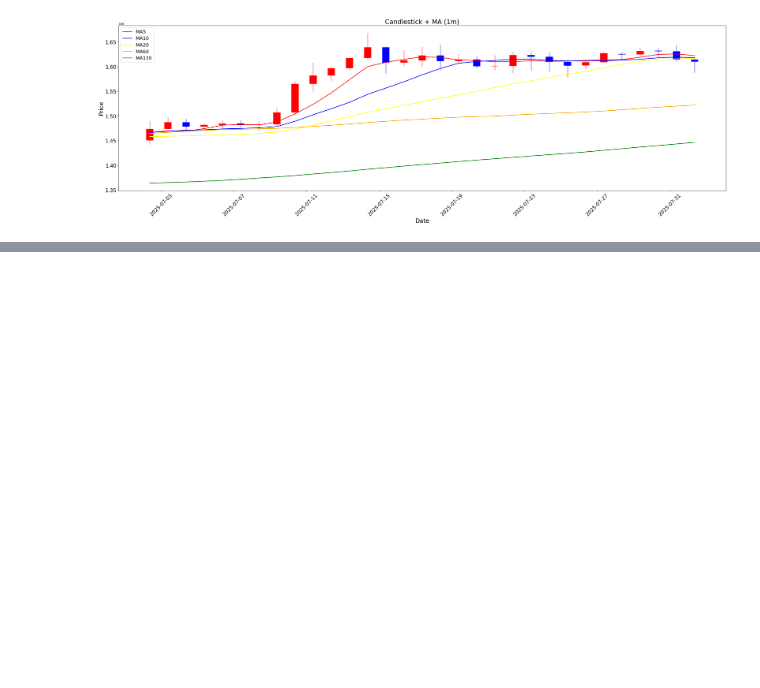
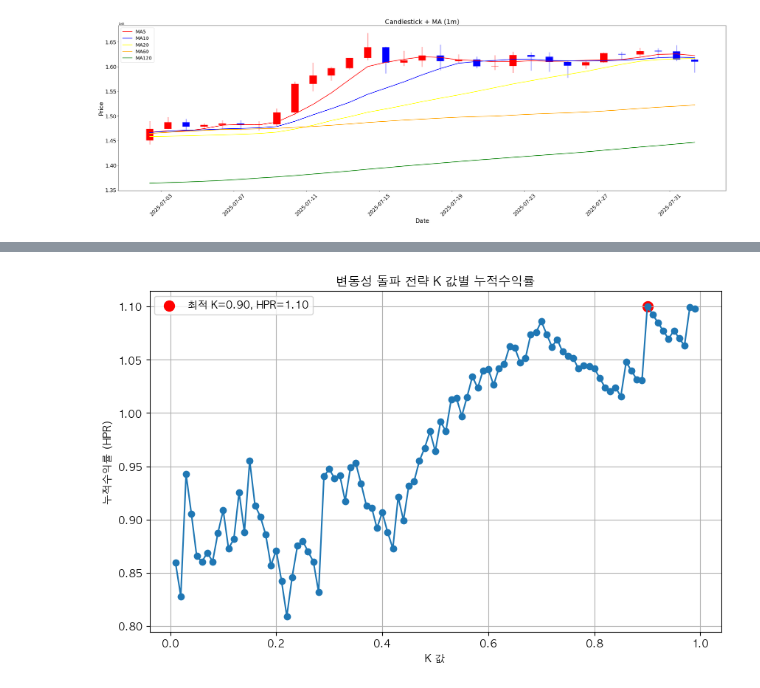
Before and after one commit to YejoongKwon/upbit, a Jupyter notebook: test.ipynb, the cells around one changed output, grey strips where cells are left out. Cells and saved outputs as stored; diff of their text form; code cells hidden in the pictures; blank space fills up the shorter version.

```diff
--- a/test.ipynb
+++ b/test.ipynb
@@ -254,0 +251,14 @@ plot_candlestick_with_ma(df, period="1m")
+# %%
+# ✅ API 호출은 한 번만!
+from backtest import GET_ROR
+import numpy as np
+df = pyupbit.get_ohlcv(ticker="KRW-BTC")
+
+if df is None:
+    raise ValueError("⚠️ get_ohlcv()에서 데이터를 가져오지 못했습니다.")
+res = []
+for i in np.arange(0.01, 1, 0.01):
+    ROR = GET_ROR(df, i)
+    res.append({"k": i, "ror": ROR})
+df_result = pd.DataFrame(res)
+df_result
@@ -254,0 +299,24 @@ plot_candlestick_with_ma(df, period="1m")
+# %%
+import matplotlib.pyplot as plt
+
+plt.rcParams['font.family'] = 'AppleGothic'  # macOS 기본 한글 폰트
+plt.rcParams['axes.unicode_minus'] = False   # 마이너스 기호 깨짐 방지
+# 최적 K 값 찾기
+best_idx = df_result["ror"].idxmax()
+best_K = df_result.loc[best_idx, "k"]
+best_ROR = df_result.loc[best_idx, "ror"]
+
+# 그래프 그리기
+plt.figure(figsize=(10, 6))
+plt.plot(df_result["k"], df_result["ror"], marker="o", linestyle="-")
+plt.xlabel("K 값")
+plt.ylabel("누적수익률 (HPR)")
+plt.title("변동성 돌파 전략 K 값별 누적수익률")
+
+# 최고점 표시
+plt.scatter(best_K, best_ROR, color="red", s=100, label=f"최적 K={best_K:.2f}, HPR={best_ROR:.2f}")
+plt.legend()
+plt.grid(True)
+plt.show()
+# %% [output]
+[figure, added]
```
Also changed, not shown: parts of 9 cells of this notebook, 5 other files.
